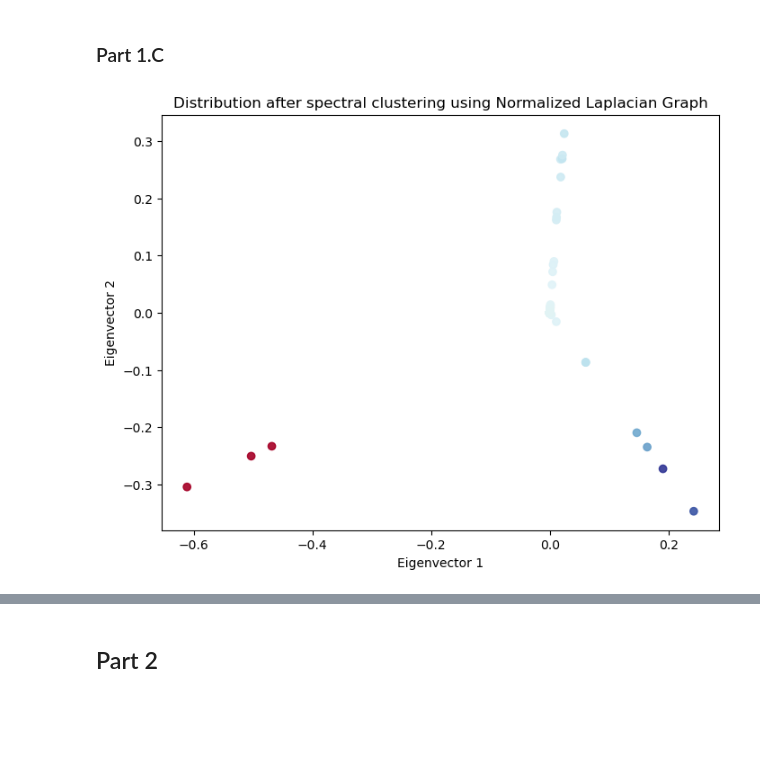
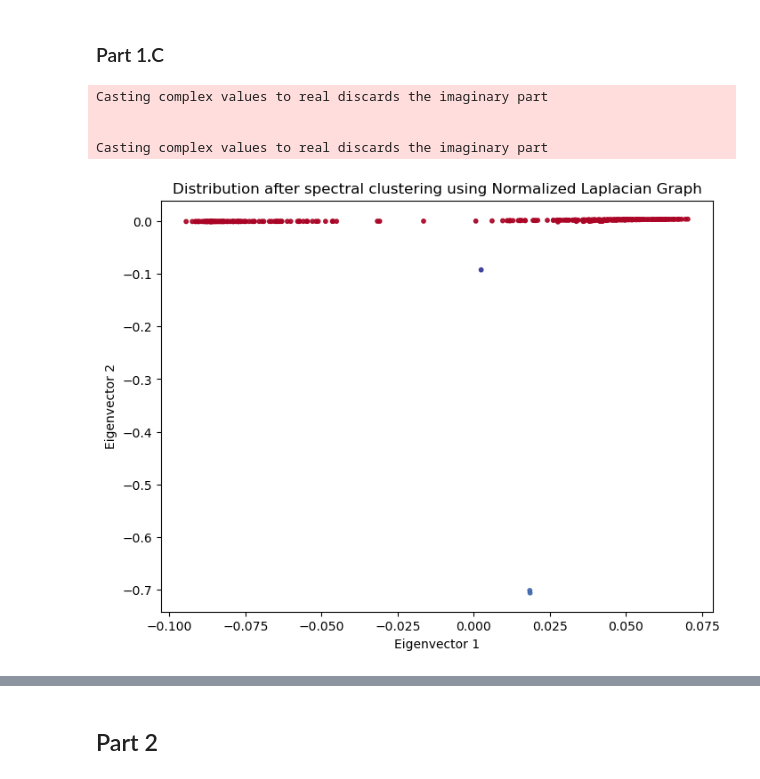
Before and after one commit to avsngh-git/Masters-Projects, a Jupyter notebook: Unsupervised-Learning/Project2.ipynb, the cells around one changed output, grey strips where cells are left out. Drawn from its saved outputs; the diff is of its cells as text; code cells hidden in the pictures; blank space fills up the shorter version.

```diff
--- a/Unsupervised-Learning/Project2.ipynb
+++ b/Unsupervised-Learning/Project2.ipynb
@@ -78,10 +135,10 @@ plt.show()
+# %%
+sim_matrix_knn = create_weighted_adjacency_matrix(data=np.array(data), k=20, sigma= 0.7)
+sim_matrix_knn = csr_matrix(sim_matrix_knn)
 # %%
-neighbours = 8
-sim_matrix_knn = kneighbors_graph(X=data_df, n_neighbors=neighbours, mode='distance', metric='euclidean', n_jobs=-1)
+
 nx_graph_knn = nx.from_scipy_sparse_array(sim_matrix_knn)
 
-mutual_knn_graph =sim_matrix_knn.multiply(sim_matrix_knn.transpose())
-nx_graph_mknn = nx.from_scipy_sparse_array(mutual_knn_graph)
 plt.figure(figsize=(10, 8))
 nx.draw_networkx(G=nx_graph_knn,pos=coordinates_dict, with_labels= False, node_size = 10, node_color= '#C70039', alpha = 0.7, width =0.5)
 
@@ -93,7 +157,7 @@ def create_degree_matrix(csr_weight_matrix):
     number_of_vertices = csr_weight_matrix.get_shape()[0]
     degree_sums = []
     for i in range(number_of_vertices):
-        degree = scipy.sparse.csr_matrix.sum(csr_weight_matrix.getcol(i))
+        degree = scipy.sparse.csr_matrix.sum(csr_weight_matrix.getrow(i))
         degree_sums.append(degree)
     degree_matrix = np.diag(degree_sums)
     return degree_matrix
@@ -101,7 +165,7 @@ def create_degree_matrix(csr_weight_matrix):
 def eigenspace_calculation(matrix, k: int = 1):
     np.random.seed(42)
     v0 = np.random.rand(matrix.shape[0])
-    eigenvals,eigenvects = scipy.sparse.linalg.eigs(matrix, k=k, which='SM', v0=v0, maxiter=6000)
+    eigenvals,eigenvects = scipy.sparse.linalg.eigs(matrix, k=k, which='SM', v0=v0, maxiter=20000)
     return eigenvals, eigenvects
 # %%
 degree_matrix = create_degree_matrix(sim_matrix_knn)
@@ -159,0 +204,9 @@ Casting complex values to real discards the imaginary part
+# %%
+two_eig_df['eigenvect1'] = two_eig_df['eigenvect1'].apply(lambda val: val.real)
+two_eig_df['eigenvect2']= two_eig_df['eigenvect2'].apply(lambda val: val.real)
+
+k = 2  # Number of clusters, you can adjust this value
+kmeans = KMeans(n_clusters=k, random_state=42)
+two_eig_df['cluster'] = kmeans.fit_predict(two_eig_df[['eigenvect1', 'eigenvect2']])
+
+colors = two_eig_df['cluster'].array
@@ -171,10 +233,14 @@ norm_eigenvector_2=norm_eigenvects[:,2]
 norm_two_eig_df = pd.DataFrame(np.column_stack((norm_eigenvector_1, norm_eigenvector_2)), columns=['eigenvect1', 'eigenvect2'])
 # %%
 plt.figure(figsize=(8,6))
-plt.scatter(norm_two_eig_df['eigenvect1'], norm_two_eig_df['eigenvect2'], marker='o', alpha=0.9, c=two_eig_df['eigenvect1'], cmap='RdYlBu')
+plt.scatter(norm_two_eig_df['eigenvect1'], norm_two_eig_df['eigenvect2'], marker='o', alpha=0.9, c=two_eig_df['eigenvect1'], cmap='RdYlBu', s=10)
 plt.xlabel('Eigenvector 1')
 plt.ylabel('Eigenvector 2')
 plt.title('Distribution after spectral clustering using Normalized Laplacian Graph')
 plt.show()
 # %% [output]
+Casting complex values to real discards the imaginary part
+
+
+Casting complex values to real discards the imaginary part
-[figure, old version]
+[figure, new version]
```
Also changed, not shown: parts of 32 cells of this notebook.
